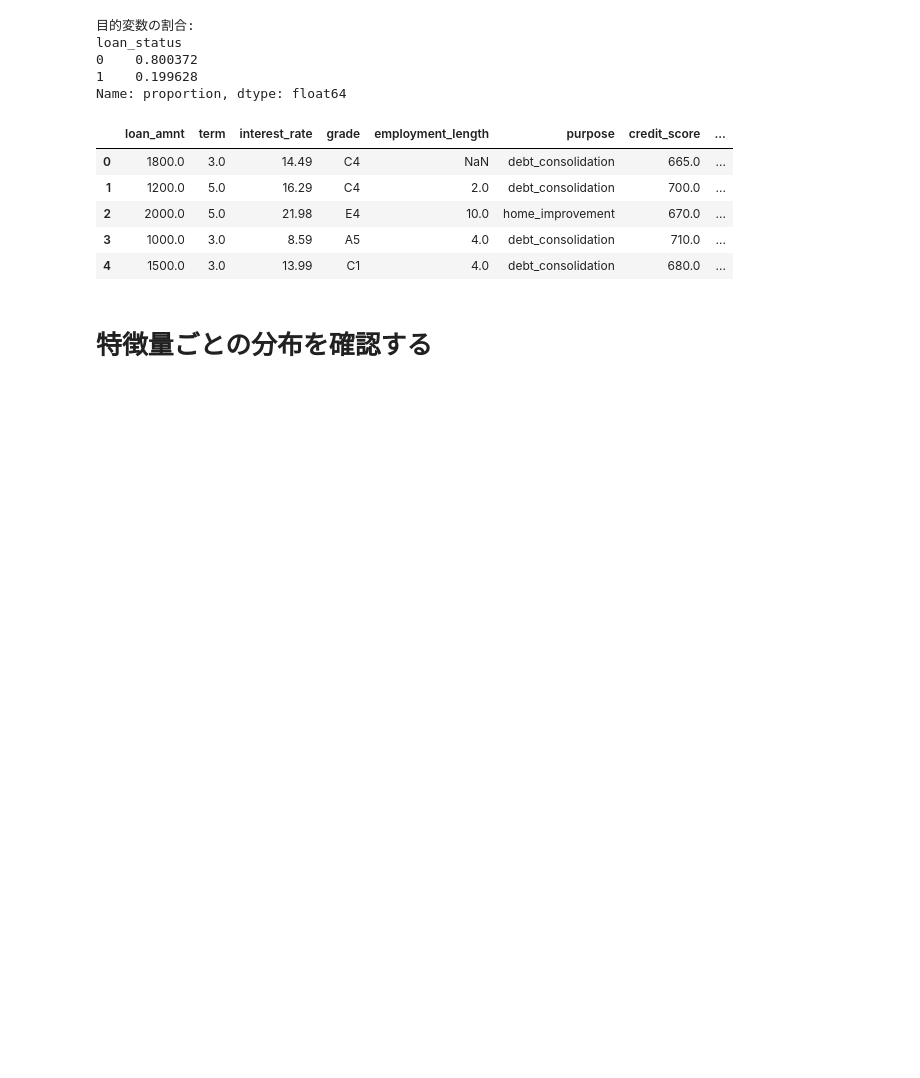
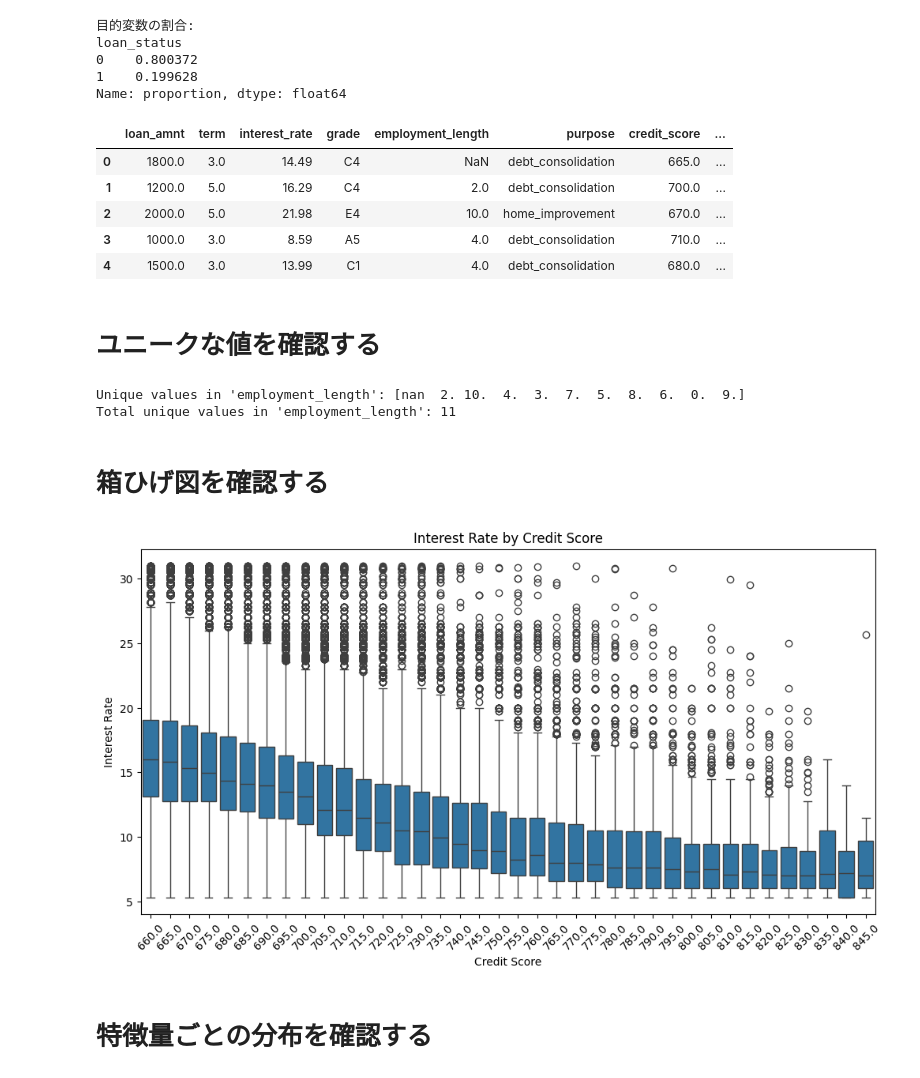
Before and after one commit to capri7/Debt-Default-Risk-Reduction---Predicting-Loan-Repayment-Status, a Jupyter notebook: EDA.ipynb, the cells around one changed output. Drawn from its saved outputs; the diff is of its cells as text; code cells hidden in the pictures; blank space fills up the shorter version.

```diff
--- a/EDA.ipynb
+++ b/EDA.ipynb
@@ -47,6 +47,36 @@ train.head()
 | 2 | 2000.0 | 5.0 | 21.98 | E4 | 10.0 | home_improvement | 670.0 | ... |
 | 3 | 1000.0 | 3.0 | 8.59 | A5 | 4.0 | debt_consolidation | 710.0 | ... |
 | 4 | 1500.0 | 3.0 | 13.99 | C1 | 4.0 | debt_consolidation | 680.0 | ... |
+# %% [markdown]
+# ユニークな値を確認する
+# %%
+# 列のユニークな値
+print("Unique values in 'employment_length':", train['employment_length'].unique())
+
+# 列のユニークな値の総数
+unique_count = train['employment_length'].nunique(dropna=False)
+
+print(f"Total unique values in 'employment_length': {unique_count}")
+# %% [output]
+Unique values in 'employment_length': [nan  2. 10.  4.  3.  7.  5.  8.  6.  0.  9.]
+Total unique values in 'employment_length': 11
+# %% [markdown]
+# 箱ひげ図を確認する
+# %%
+import pandas as pd
+import seaborn as sns
+import matplotlib.pyplot as plt
+
+# credit_scoreとinterest_rateの箱ひげ図
+plt.figure(figsize=(12, 6))
+sns.boxplot(data=train, x='credit_score', y='interest_rate')
+plt.title('Interest Rate by Credit Score')
+plt.xlabel('Credit Score')
+plt.ylabel('Interest Rate')
+plt.xticks(rotation=45)
+plt.show()
+# %% [output]
+[figure, added]
 # %% [markdown]
 # 特徴量ごとの分布を確認する
 # %%
```
Also changed, not shown: parts of 4 cells of this notebook, 1 other file.
